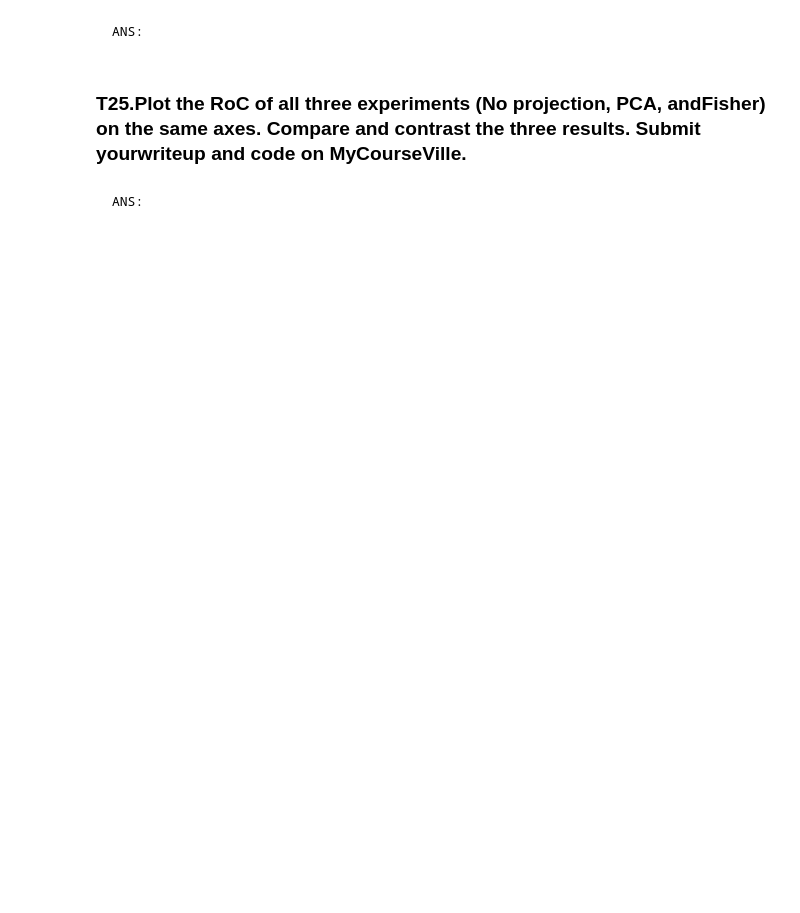
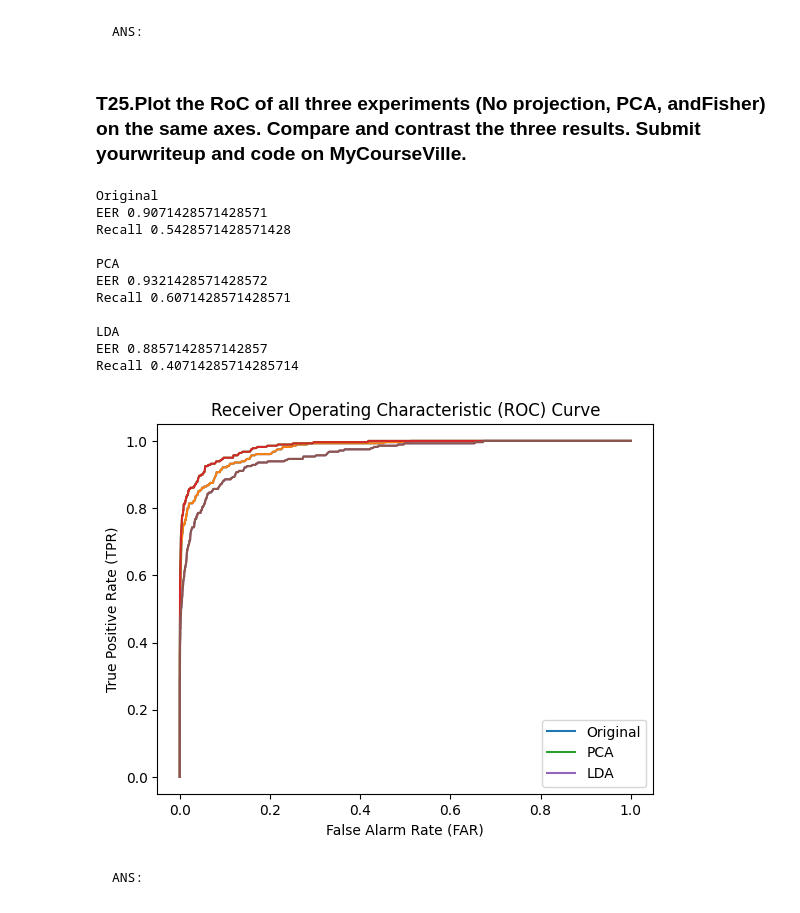
Before and after one commit to Nacnano/my-chula-courses, a Jupyter notebook: 2110573-patt-recog/HW3/HW3_Fisherfaces(student).ipynb, the cells around one changed output. Drawn from its saved outputs; the diff is of its cells as text; code cells hidden in the pictures; blank space fills up the shorter version.

```diff
--- a/2110573-patt-recog/HW3/HW3_Fisherfaces(student).ipynb
+++ b/2110573-patt-recog/HW3/HW3_Fisherfaces(student).ipynb
@@ -809,2 +885,36 @@ n_dim = ...
+# %%
+# INSERT CODE HERE
+
+setup = {
+    'Original': (T, D),
+    'PCA': (T_reduced, D_reduced),
+    'LDA': (T_LDA, D_LDA)
+}
+eer = []
+
+for label, (curr_T, curr_D) in setup.items():
+    similarity_matrix = generate_similarity_matrix(curr_T, curr_D)
+    plot_roc(similarity_matrix, label=label, show=False)
+
+    print(label)
+    print("EER",tpr_list[np.argmin(np.abs(fpr_list - fnr_list))])
+    print("Recall",tpr_list[np.argmin(np.abs(fpr_list - 0.001))])
+    print()
+
+plt.legend()
+plt.show()
+# %% [output]
+Original
+EER 0.9071428571428571
+Recall 0.5428571428571428
+
+PCA
+EER 0.9321428571428572
+Recall 0.6071428571428571
+
+LDA
+EER 0.8857142857142857
+Recall 0.40714285714285714
+[figure, added]
 # %% [markdown]
     ANS:
```
Also changed, not shown: parts of 13 cells of this notebook.
